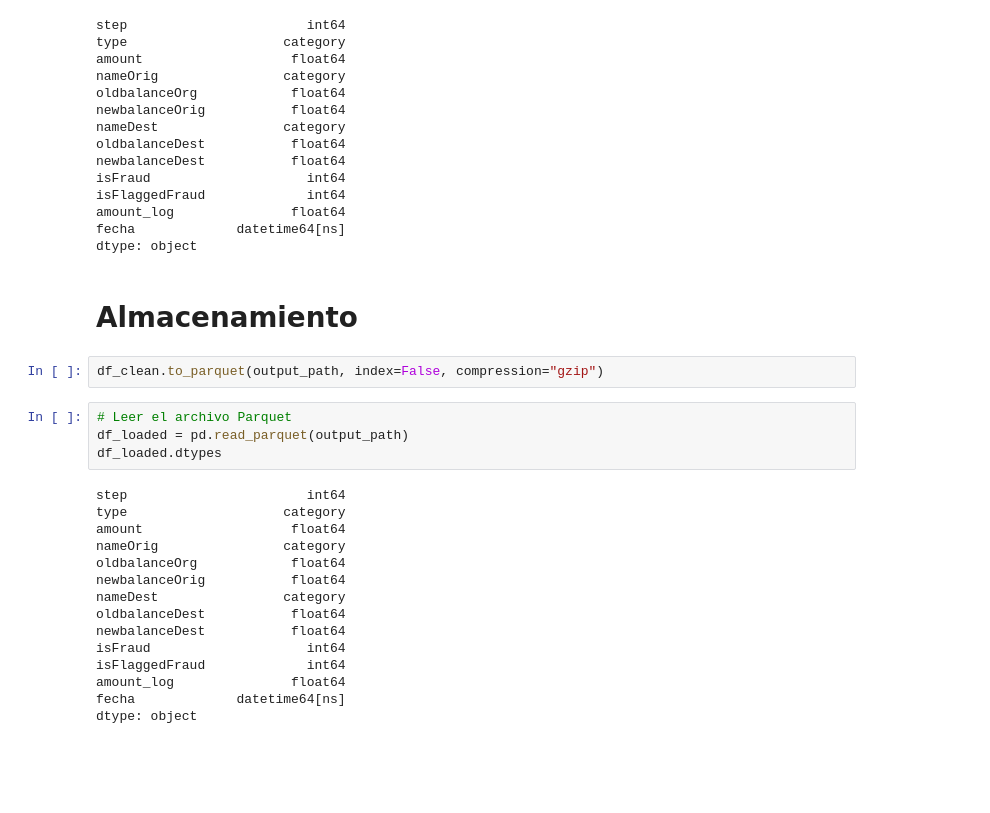
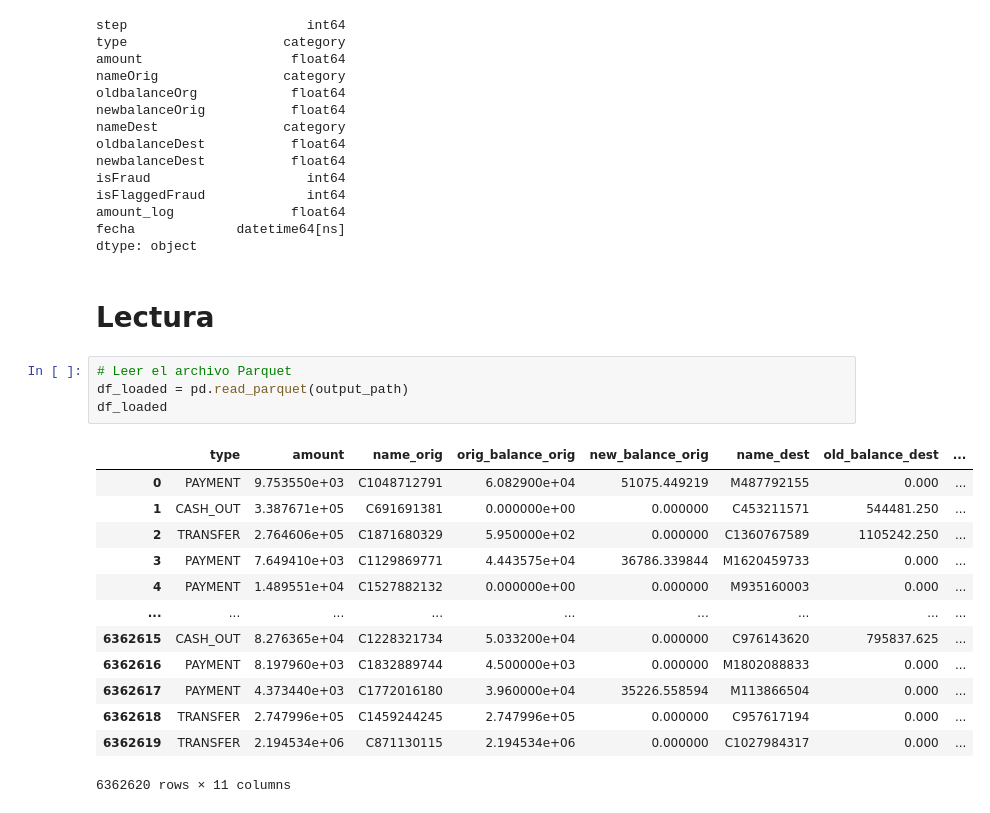
Before and after one commit to Pliperkiller/NequiDataEng, a Jupyter notebook: notebooks/01_eda.ipynb, the cells around one changed output. Drawn from its saved outputs; the diff is of its cells as text; blank space fills up the shorter version.

```diff
--- a/notebooks/01_eda.ipynb
+++ b/notebooks/01_eda.ipynb
@@ -207,25 +253,22 @@ amount_log               float64
 fecha             datetime64[ns]
 dtype: object
 # %% [markdown]
-# Almacenamiento
+# Lectura
-# %%
-df_clean.to_parquet(output_path, index=False, compression="gzip")
 # %%
 # Leer el archivo Parquet
 df_loaded = pd.read_parquet(output_path)
-df_loaded.dtypes
+df_loaded
 # %% [output]
+|  | type | amount | name_orig | orig_balance_orig | new_balance_orig | name_dest | old_balance_dest | ... |
+| 0 | PAYMENT | 9.753550e+03 | C1048712791 | 6.082900e+04 | 51075.449219 | M487792155 | 0.000 | ... |
+| 1 | CASH_OUT | 3.387671e+05 | C691691381 | 0.000000e+00 | 0.000000 | C453211571 | 544481.250 | ... |
+| 2 | TRANSFER | 2.764606e+05 | C1871680329 | 5.950000e+02 | 0.000000 | C1360767589 | 1105242.250 | ... |
+| 3 | PAYMENT | 7.649410e+03 | C1129869771 | 4.443575e+04 | 36786.339844 | M1620459733 | 0.000 | ... |
+| 4 | PAYMENT | 1.489551e+04 | C1527882132 | 0.000000e+00 | 0.000000 | M935160003 | 0.000 | ... |
+| ... | ... | ... | ... | ... | ... | ... | ... | ... |
+| 6362615 | CASH_OUT | 8.276365e+04 | C1228321734 | 5.033200e+04 | 0.000000 | C976143620 | 795837.625 | ... |
+| 6362616 | PAYMENT | 8.197960e+03 | C1832889744 | 4.500000e+03 | 0.000000 | M1802088833 | 0.000 | ... |
+| 6362617 | PAYMENT | 4.373440e+03 | C1772016180 | 3.960000e+04 | 35226.558594 | M113866504 | 0.000 | ... |
+| 6362618 | TRANSFER | 2.747996e+05 | C1459244245 | 2.747996e+05 | 0.000000 | C957617194 | 0.000 | ... |
+| 6362619 | TRANSFER | 2.194534e+06 | C871130115 | 2.194534e+06 | 0.000000 | C1027984317 | 0.000 | ... |
-step                       int64
-type                    category
-amount                   float64
-nameOrig                category
-oldbalanceOrg            float64
-newbalanceOrig           float64
-nameDest                category
-oldbalanceDest           float64
-newbalanceDest           float64
-isFraud                    int64
-isFlaggedFraud             int64
-amount_log               float64
-fecha             datetime64[ns]
-dtype: object
+6362620 rows × 11 columns
```
Also changed, not shown: parts of 6 cells of this notebook, 15 other files.
